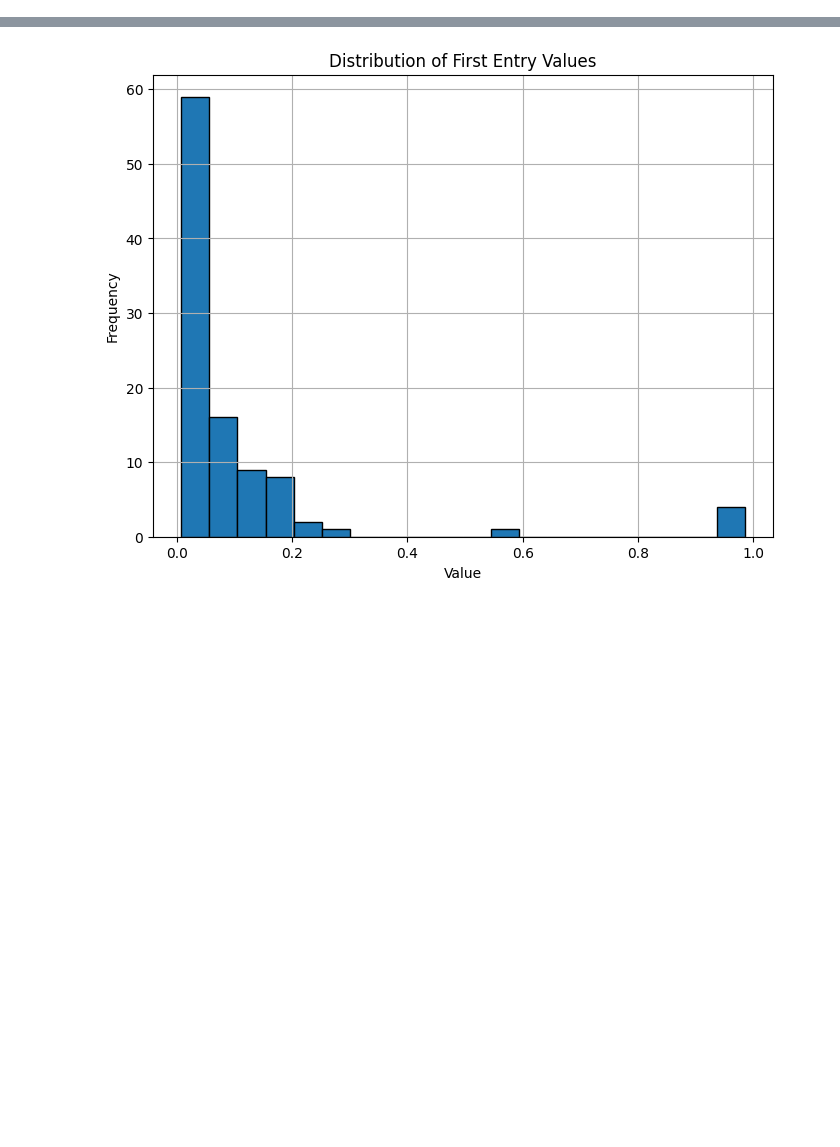
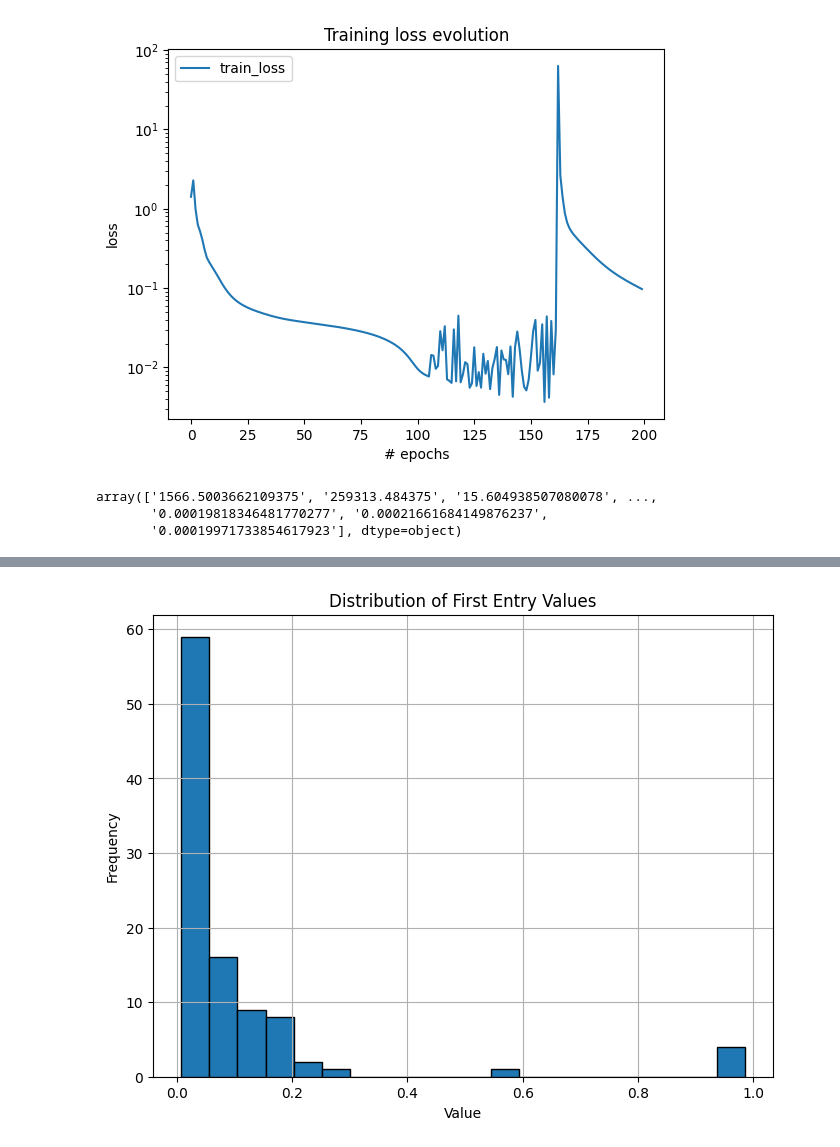
Before and after one commit to Jarato/pinnsformer, a Jupyter notebook: experiments/1d_reaction/pinnformer_ts/analysis.ipynb, the cells around one changed output, grey strips where cells are left out. Saved outputs shown, nothing was run; the diff lists cells and outputs as text; code cells hidden in the pictures; blank space fills up the shorter version.

```diff
--- a/experiments/1d_reaction/pinnformer_ts/analysis.ipynb
+++ b/experiments/1d_reaction/pinnformer_ts/analysis.ipynb
@@ -18 +54,11 @@ data51tanh_path = os.path.join(base_dir, 'results', experiment_name, '51mesh_tan
+# %%
+plot_evolution([train_loss[::50]], ["train_loss"])
+# %% [output]
+[figure, added]
+# %%
+train_data[0,1:]
+# %% [output]
+array(['1566.5003662109375', '259313.484375', '15.604938507080078', ...,
+       '0.00019818346481770277', '0.00021661684149876237',
+       '0.00019971733854617923'], dtype=object)
 # %%
```
Also changed, not shown: parts of 11 cells of this notebook, 5 other files.
